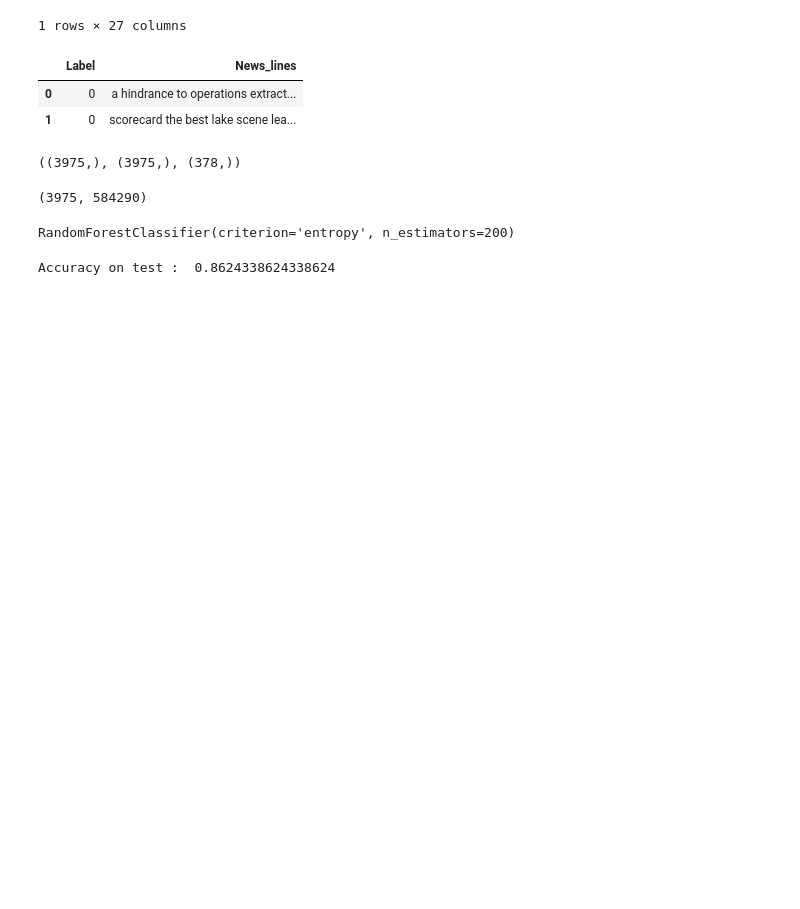
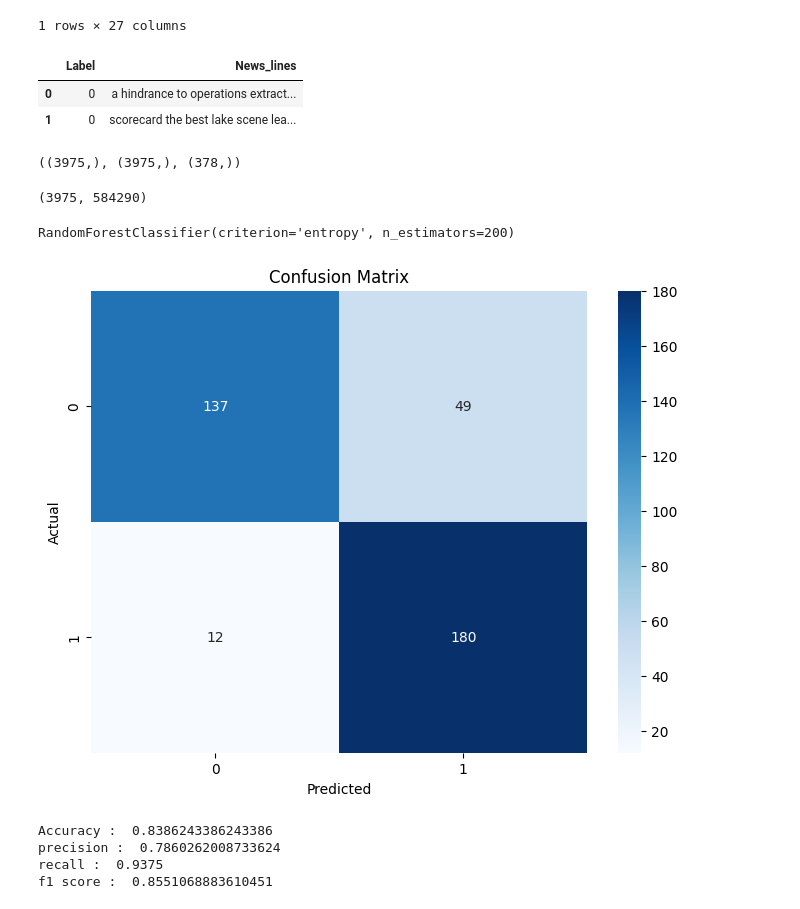
Before and after one commit to JayaKrishanS/Stock-Sentiment-Analysis-Based-on-News-Headlines-Using-NLP-and-Machine-Learning, a Jupyter notebook: Stock_sentiment_analysis.ipynb, the cells around one changed output. Saved outputs shown, nothing was run; the diff lists cells and outputs as text; code cells hidden in the pictures; blank space fills up the shorter version.

```diff
--- a/Stock_sentiment_analysis.ipynb
+++ b/Stock_sentiment_analysis.ipynb
@@ -159,9 +159,25 @@ model.fit(x_train_features, y_train)
 # %% [output]
 RandomForestClassifier(criterion='entropy', n_estimators=200)
 # %%
-prediction_test = model.predict(x_test_features)
-accuracy_test = accuracy_score(y_test, prediction_test)
+y_pred_RF = model.predict(x_test_features)
-# %%
-print("Accuracy on test : ",accuracy_test)
-# %% [output]
-Accuracy on test :  0.8624338624338624
+# %%
+cm = confusion_matrix(y_test, y_pred_RF)
+# %%
+plt.figure(figsize=(8, 6))
+sns.heatmap(cm, annot=True, fmt='d', cmap='Blues')
+plt.xlabel('Predicted')
+plt.ylabel('Actual')
+plt.title('Confusion Matrix')
+plt.show()
+# %% [output]
+[figure, added]
+# %%
+print("Accuracy : ", accuracy_score(y_test, y_pred_RF))
+print("precision : ", precision_score(y_test, y_pred_RF))
+print("recall : ", recall_score(y_test, y_pred_RF))
+print("f1 score : ", f1_score(y_test, y_pred_RF))
+# %% [output]
+Accuracy :  0.8386243386243386
+precision :  0.7860262008733624
+recall :  0.9375
+f1 score :  0.8551068883610451
```
Also changed, not shown: parts of 1 cell of this notebook.
